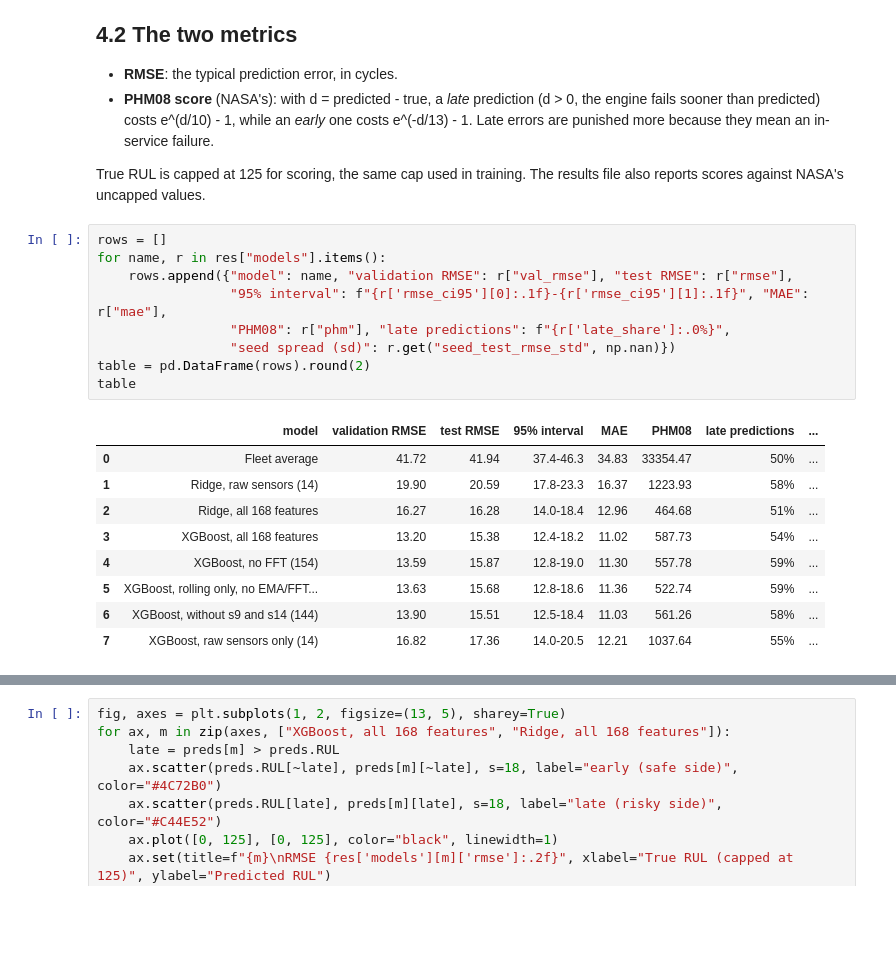
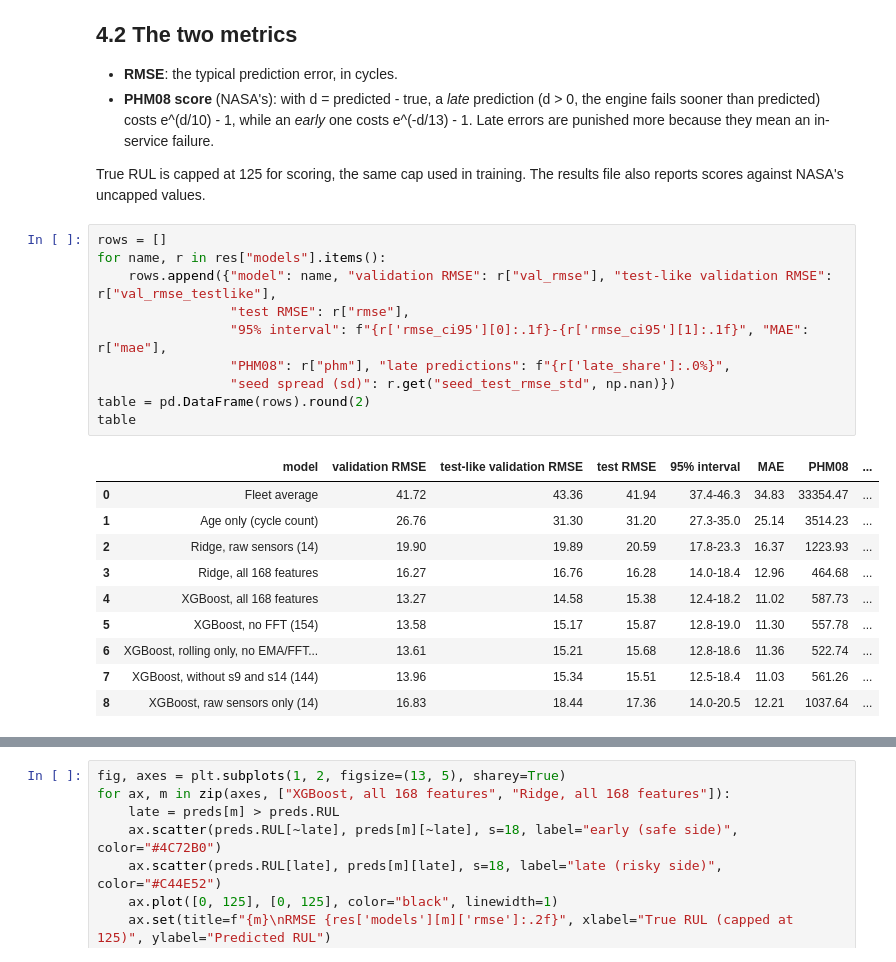
Before and after one commit to krishna6116/Predictive-Maintenance-OEE, a Jupyter notebook: notebooks/04_baselines.ipynb, the cells around one changed output, grey strips where cells are left out. Cells and saved outputs as stored; diff of their text form; blank space fills up the shorter version.

```diff
--- a/notebooks/04_baselines.ipynb
+++ b/notebooks/04_baselines.ipynb
@@ -40,22 +40,24 @@ True RUL is capped at 125 for scoring, the same cap used in training. The result
 # %%
 rows = []
 for name, r in res["models"].items():
-    rows.append({"model": name, "validation RMSE": r["val_rmse"], "test RMSE": r["rmse"],
+    rows.append({"model": name, "validation RMSE": r["val_rmse"], "test-like validation RMSE": r["val_rmse_testlike"],
+                 "test RMSE": r["rmse"],
                  "95% interval": f"{r['rmse_ci95'][0]:.1f}-{r['rmse_ci95'][1]:.1f}", "MAE": r["mae"],
                  "PHM08": r["phm"], "late predictions": f"{r['late_share']:.0%}",
                  "seed spread (sd)": r.get("seed_test_rmse_std", np.nan)})
 table = pd.DataFrame(rows).round(2)
 table
 # %% [output]
-|  | model | validation RMSE | test RMSE | 95% interval | MAE | PHM08 | late predictions | ... |
-| 0 | Fleet average | 41.72 | 41.94 | 37.4-46.3 | 34.83 | 33354.47 | 50% | ... |
-| 1 | Ridge, raw sensors (14) | 19.90 | 20.59 | 17.8-23.3 | 16.37 | 1223.93 | 58% | ... |
-| 2 | Ridge, all 168 features | 16.27 | 16.28 | 14.0-18.4 | 12.96 | 464.68 | 51% | ... |
-| 3 | XGBoost, all 168 features | 13.20 | 15.38 | 12.4-18.2 | 11.02 | 587.73 | 54% | ... |
-| 4 | XGBoost, no FFT (154) | 13.59 | 15.87 | 12.8-19.0 | 11.30 | 557.78 | 59% | ... |
-| 5 | XGBoost, rolling only, no EMA/FFT... | 13.63 | 15.68 | 12.8-18.6 | 11.36 | 522.74 | 59% | ... |
-| 6 | XGBoost, without s9 and s14 (144) | 13.90 | 15.51 | 12.5-18.4 | 11.03 | 561.26 | 58% | ... |
-| 7 | XGBoost, raw sensors only (14) | 16.82 | 17.36 | 14.0-20.5 | 12.21 | 1037.64 | 55% | ... |
+|  | model | validation RMSE | test-like validation RMSE | test RMSE | 95% interval | MAE | PHM08 | ... |
+| 0 | Fleet average | 41.72 | 43.36 | 41.94 | 37.4-46.3 | 34.83 | 33354.47 | ... |
+| 1 | Age only (cycle count) | 26.76 | 31.30 | 31.20 | 27.3-35.0 | 25.14 | 3514.23 | ... |
+| 2 | Ridge, raw sensors (14) | 19.90 | 19.89 | 20.59 | 17.8-23.3 | 16.37 | 1223.93 | ... |
+| 3 | Ridge, all 168 features | 16.27 | 16.76 | 16.28 | 14.0-18.4 | 12.96 | 464.68 | ... |
+| 4 | XGBoost, all 168 features | 13.27 | 14.58 | 15.38 | 12.4-18.2 | 11.02 | 587.73 | ... |
+| 5 | XGBoost, no FFT (154) | 13.58 | 15.17 | 15.87 | 12.8-19.0 | 11.30 | 557.78 | ... |
+| 6 | XGBoost, rolling only, no EMA/FFT... | 13.61 | 15.21 | 15.68 | 12.8-18.6 | 11.36 | 522.74 | ... |
+| 7 | XGBoost, without s9 and s14 (144) | 13.96 | 15.34 | 15.51 | 12.5-18.4 | 11.03 | 561.26 | ... |
+| 8 | XGBoost, raw sensors only (14) | 16.83 | 18.44 | 17.36 | 14.0-20.5 | 12.21 | 1037.64 | ... |
 # %%
 t = pd.DataFrame([{"model": n, "rmse": r["rmse"], "lo": r["rmse_ci95"][0], "hi": r["rmse_ci95"][1]}
                   for n, r in res["models"].items()]).sort_values("rmse")
```
Also changed, not shown: parts of 10 cells of this notebook, 18 other files.
